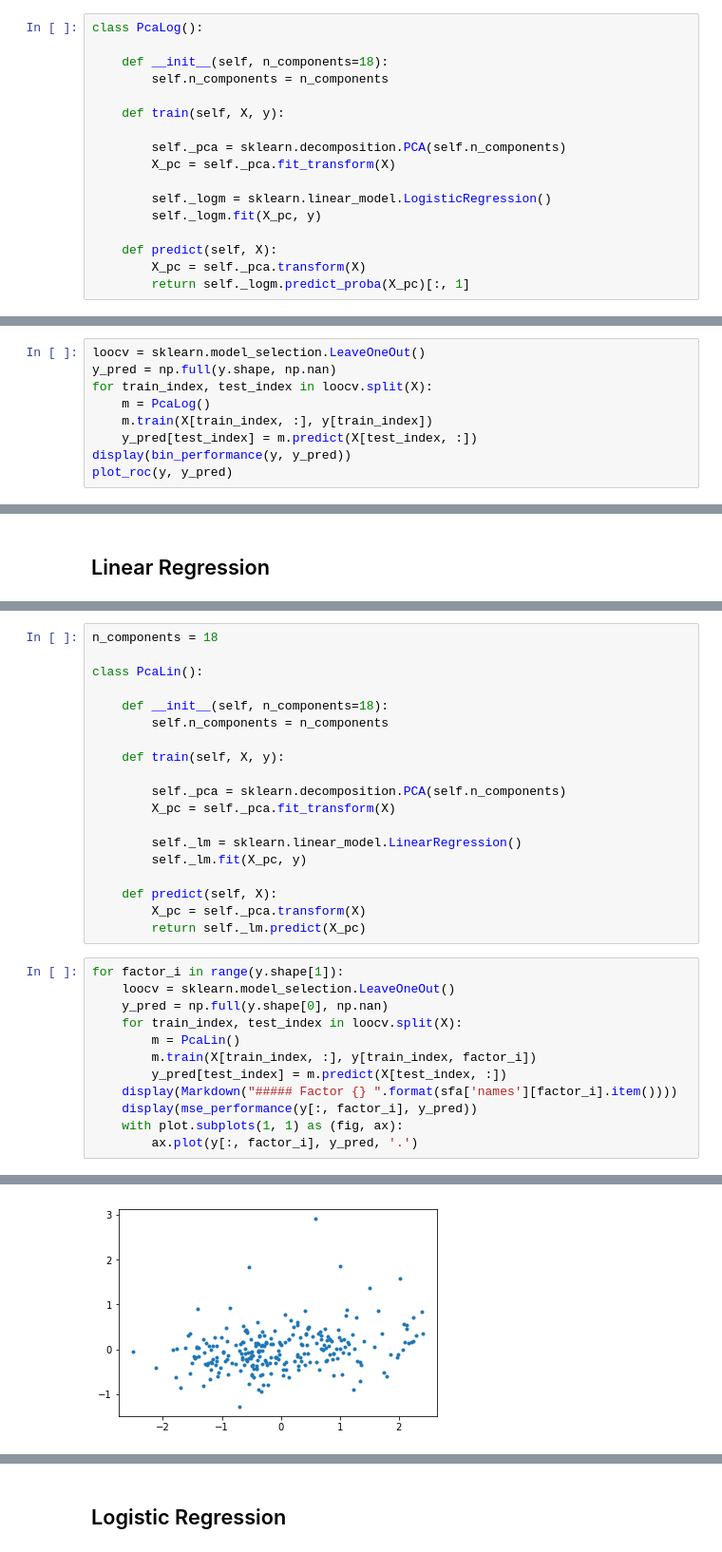
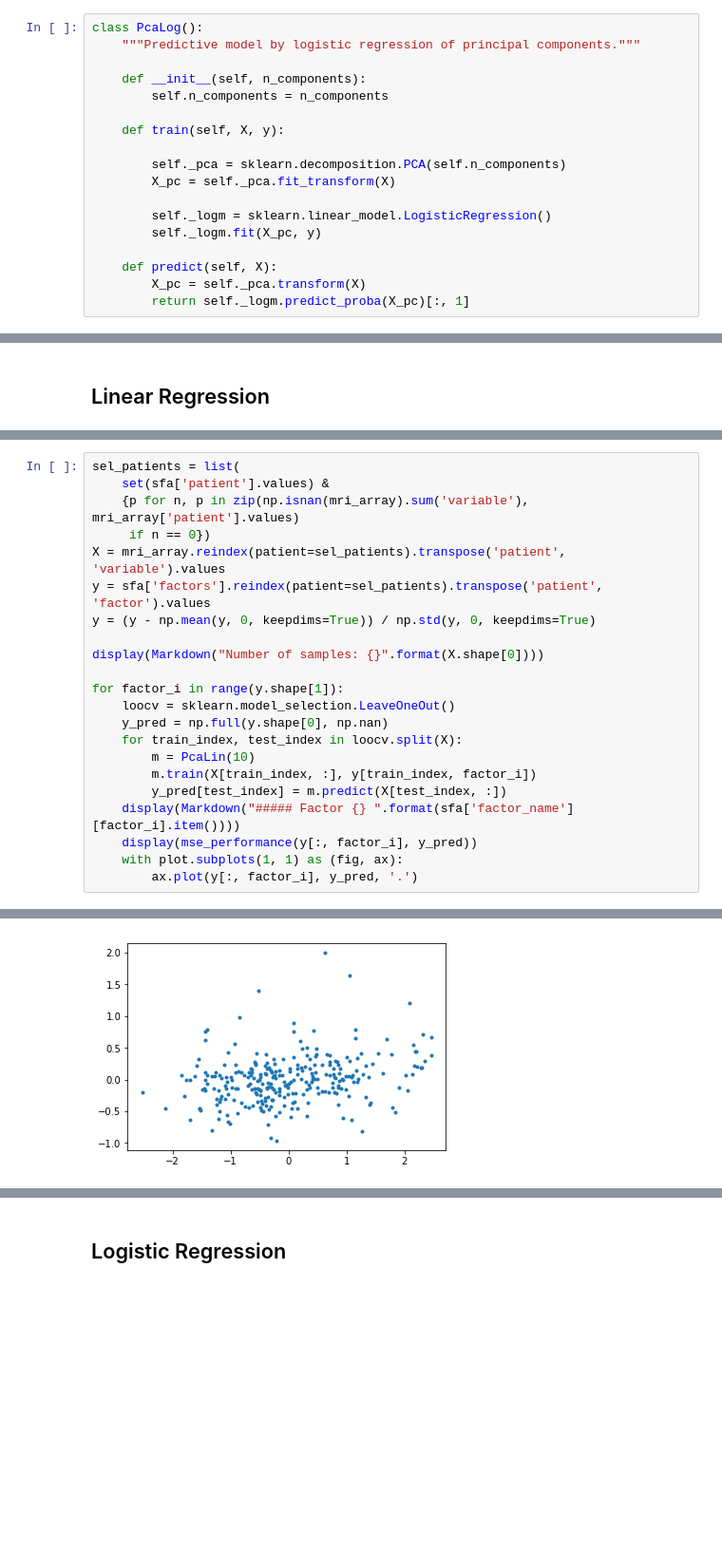
Before and after one commit to NKI-CCB/imagene-analysis, a Jupyter notebook: notebooks/tycho-predict-factors-from-mri.ipynb, the cells around one changed output, grey strips where cells are left out. Shown at 95% size. Saved outputs shown, nothing was run; the diff lists cells and outputs as text; blank space fills up the shorter version.

Commit message:
Predict factors from MRI in subtype analysis

```diff
--- a/notebooks/tycho-predict-factors-from-mri.ipynb
+++ b/notebooks/tycho-predict-factors-from-mri.ipynb
@@ -133,7 +138,8 @@ display(bin_performance(y, np.ones(len(y))))
 # %%
 class PcaLog():
+    """Predictive model by logistic regression of principal components."""
 
-    def __init__(self, n_components=18):
+    def __init__(self, n_components):
         self.n_components = n_components
 
     def train(self, X, y):
@@ -162,9 +155,0 @@ plot_roc(y, y_pred)
-# %%
-loocv = sklearn.model_selection.LeaveOneOut()
-y_pred = np.full(y.shape, np.nan)
-for train_index, test_index in loocv.split(X):
-    m = PcaLog()
-    m.train(X[train_index, :], y[train_index])
-    y_pred[test_index] = m.predict(X[test_index, :])
-display(bin_performance(y, y_pred))
-plot_roc(y, y_pred)
@@ -193,31 +233,22 @@ def mse_performance(y, y_pred):
-# %%
-n_components = 18
-
-class PcaLin():
-
-    def __init__(self, n_components=18):
-        self.n_components = n_components
-
-    def train(self, X, y):
-
-        self._pca = sklearn.decomposition.PCA(self.n_components)
-        X_pc = self._pca.fit_transform(X)
-
-        self._lm = sklearn.linear_model.LinearRegression()
-        self._lm.fit(X_pc, y)
-
-    def predict(self, X):
-        X_pc = self._pca.transform(X)
-        return self._lm.predict(X_pc)
 # %%
+sel_patients = list(
+    set(sfa['patient'].values) &
+    {p for n, p in zip(np.isnan(mri_array).sum('variable'), mri_array['patient'].values)
+     if n == 0})
+X = mri_array.reindex(patient=sel_patients).transpose('patient', 'variable').values
+y = sfa['factors'].reindex(patient=sel_patients).transpose('patient', 'factor').values
+y = (y - np.mean(y, 0, keepdims=True)) / np.std(y, 0, keepdims=True)
+
+display(Markdown("Number of samples: {}".format(X.shape[0])))
+
 for factor_i in range(y.shape[1]):
     loocv = sklearn.model_selection.LeaveOneOut()
     y_pred = np.full(y.shape[0], np.nan)
     for train_index, test_index in loocv.split(X):
-        m = PcaLin()
+        m = PcaLin(10)
         m.train(X[train_index, :], y[train_index, factor_i])
         y_pred[test_index] = m.predict(X[test_index, :])
-    display(Markdown("##### Factor {} ".format(sfa['names'][factor_i].item())))
+    display(Markdown("##### Factor {} ".format(sfa['factor_name'][factor_i].item())))
     display(mse_performance(y[:, factor_i], y_pred))
     with plot.subplots(1, 1) as (fig, ax):
         ax.plot(y[:, factor_i], y_pred, '.')
@@ -233 +265 @@ for factor_i in range(y.shape[1]):
-[figure, old version]
+[figure, new version]
```
Also changed, not shown: parts of 41 cells of this notebook.
